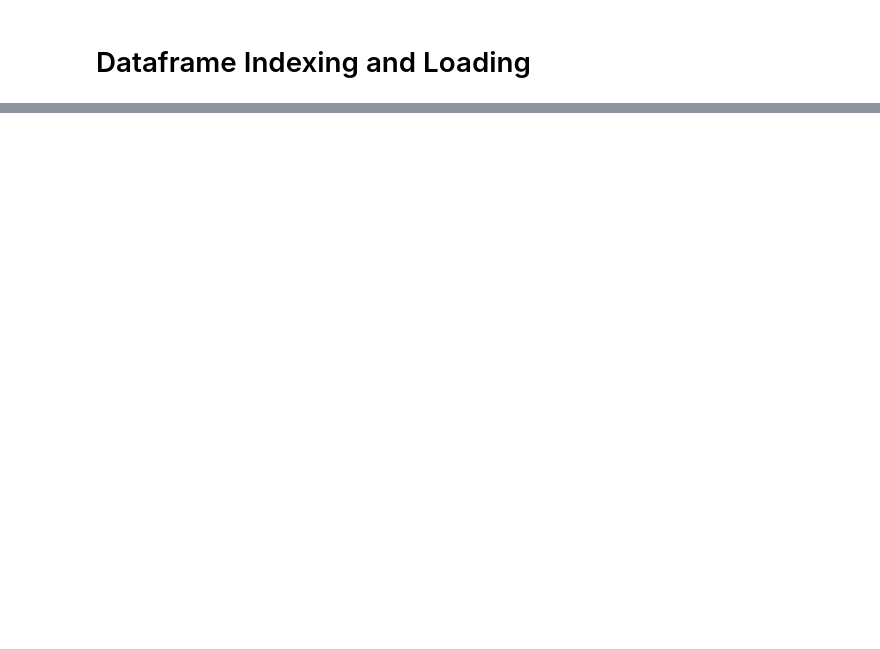
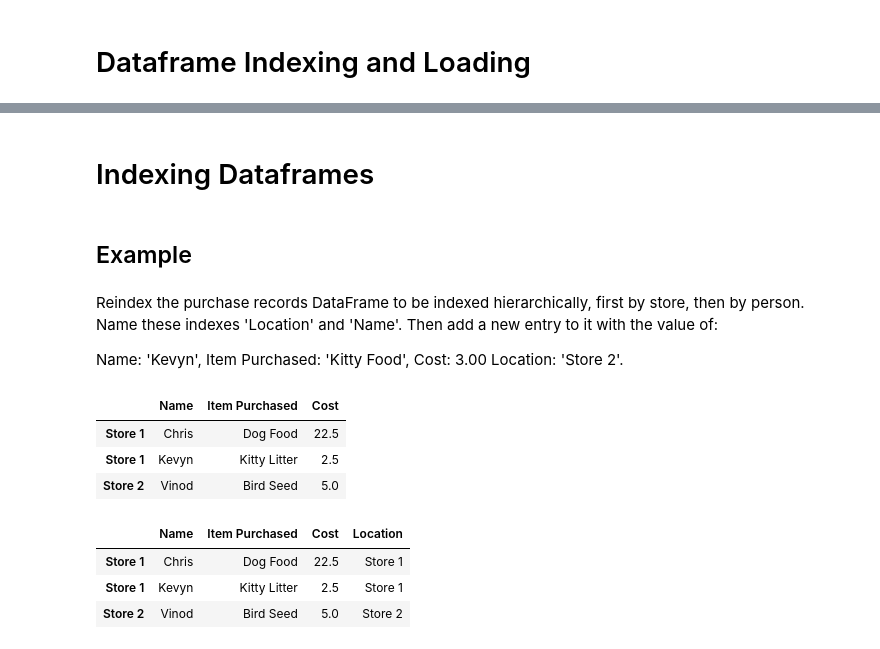
Before and after one commit to eshinhw/Applied-Data-Science-with-Python, a Jupyter notebook: Week 2 - Pandas.ipynb, the cells around one changed output, grey strips where cells are left out. Saved outputs shown, nothing was run; the diff lists cells and outputs as text; code cells hidden in the pictures; blank space fills up the shorter version.

```diff
--- a/Week 2 - Pandas.ipynb
+++ b/Week 2 - Pandas.ipynb
@@ -444,0 +463,26 @@ for col in df.columns:
+# %% [markdown]
+# Indexing Dataframes
+# %% [markdown]
+## Example
+# %% [markdown]
+Reindex the purchase records DataFrame to be indexed hierarchically, first by store, then by person. Name these indexes 'Location' and 'Name'. Then add a new entry to it with the value of:
+
+Name: 'Kevyn', Item Purchased: 'Kitty Food', Cost: 3.00 Location: 'Store 2'.
+# %%
+purchase_1 = pd.Series({'Name': 'Chris',
+                        'Item Purchased': 'Dog Food',
+                        'Cost': 22.50})
+purchase_2 = pd.Series({'Name': 'Kevyn',
+                        'Item Purchased': 'Kitty Litter',
+                        'Cost': 2.50})
+purchase_3 = pd.Series({'Name': 'Vinod',
+                        'Item Purchased': 'Bird Seed',
+                        'Cost': 5.00})
+
+df = pd.DataFrame([purchase_1, purchase_2, purchase_3], index=['Store 1', 'Store 1', 'Store 2'])
+df
+# %% [output]
+|  | Name | Item Purchased | Cost |
+| Store 1 | Chris | Dog Food | 22.5 |
+| Store 1 | Kevyn | Kitty Litter | 2.5 |
+| Store 2 | Vinod | Bird Seed | 5.0 |
@@ -444,0 +492,8 @@ for col in df.columns:
+# %%
+df['Location'] = df.index # Create an extra column 'Location'
+df
+# %% [output]
+|  | Name | Item Purchased | Cost | Location |
+| Store 1 | Chris | Dog Food | 22.5 | Store 1 |
+| Store 1 | Kevyn | Kitty Litter | 2.5 | Store 1 |
+| Store 2 | Vinod | Bird Seed | 5.0 | Store 2 |
```
Also changed, not shown: parts of 35 cells of this notebook, 1 other file.
